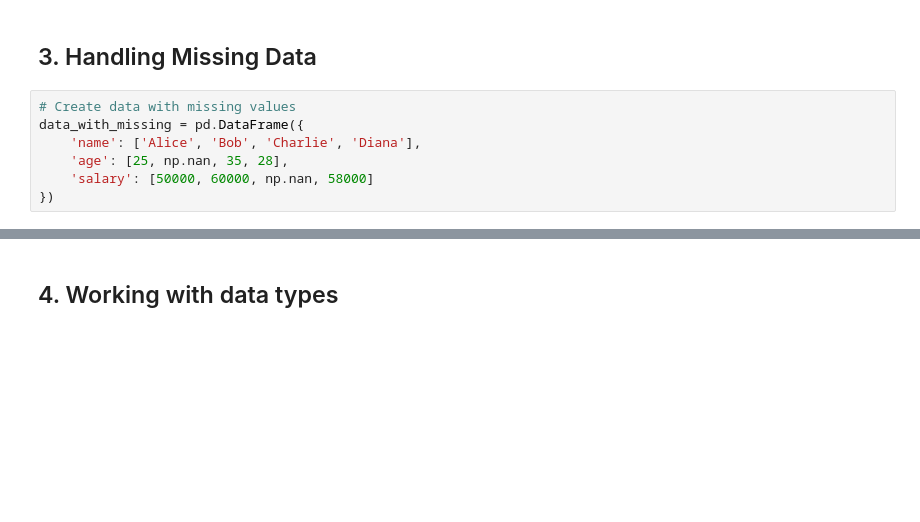
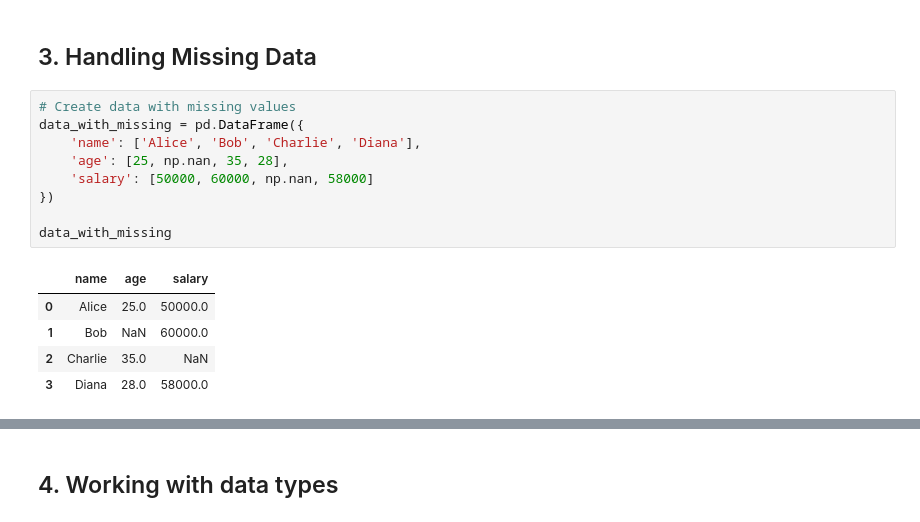
Before and after one commit to rudedude693/FSA_devops, a Jupyter notebook: docs/assets/notebooks/unit2/Lesson_10_demo.ipynb, the cells around one changed output, grey strips where cells are left out. Saved outputs shown, nothing was run; the diff lists cells and outputs as text; blank space fills up the shorter version.

```diff
--- a/docs/assets/notebooks/unit2/Lesson_10_demo.ipynb
+++ b/docs/assets/notebooks/unit2/Lesson_10_demo.ipynb
@@ -301,7 +301,15 @@ df[salary_thresh]
 # %%
 # Create data with missing values
 data_with_missing = pd.DataFrame({
     'name': ['Alice', 'Bob', 'Charlie', 'Diana'],
     'age': [25, np.nan, 35, 28],
     'salary': [50000, 60000, np.nan, 58000]
 })
+
+data_with_missing
+# %% [output]
+|  | name | age | salary |
+| 0 | Alice | 25.0 | 50000.0 |
+| 1 | Bob | NaN | 60000.0 |
+| 2 | Charlie | 35.0 | NaN |
+| 3 | Diana | 28.0 | 58000.0 |
```
Also changed, not shown: parts of 8 cells of this notebook.
